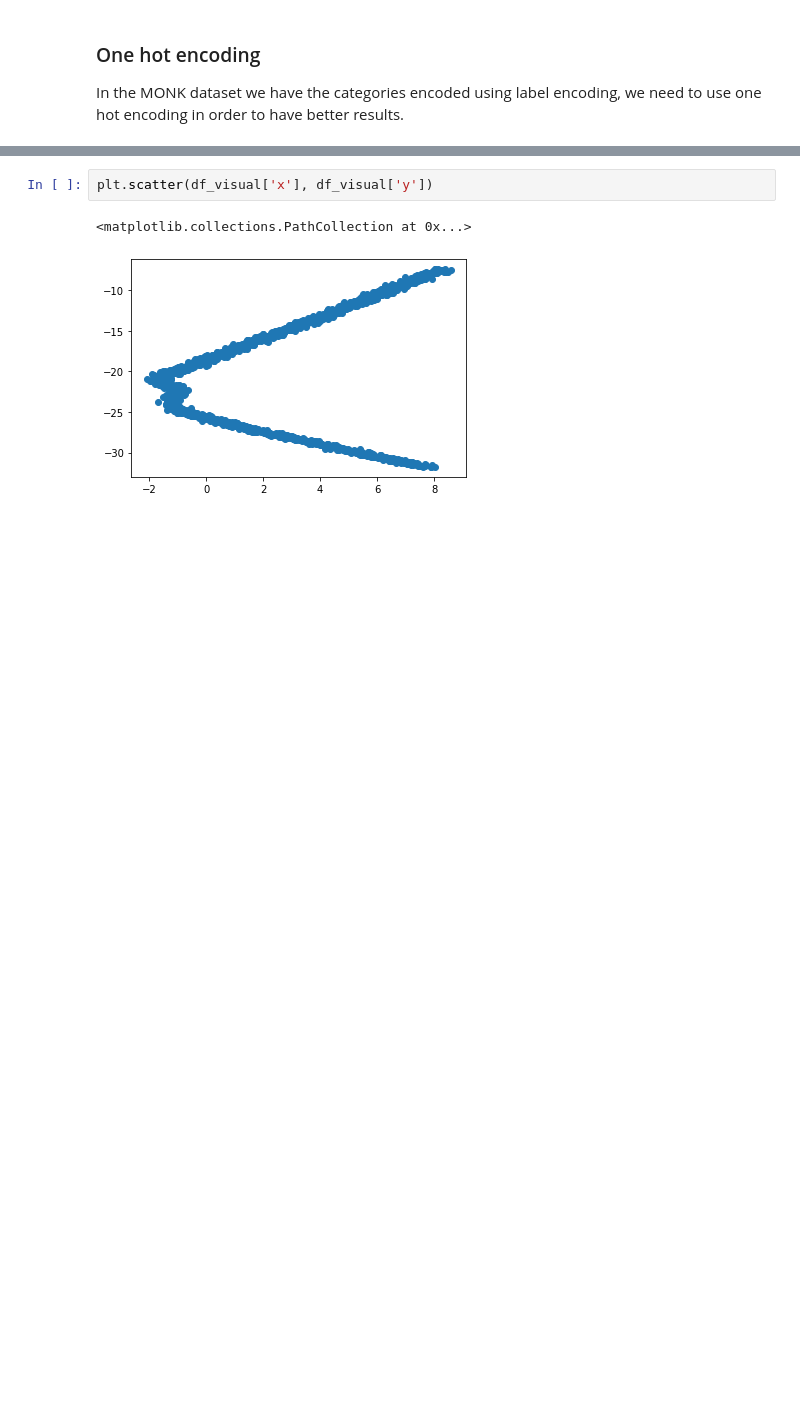
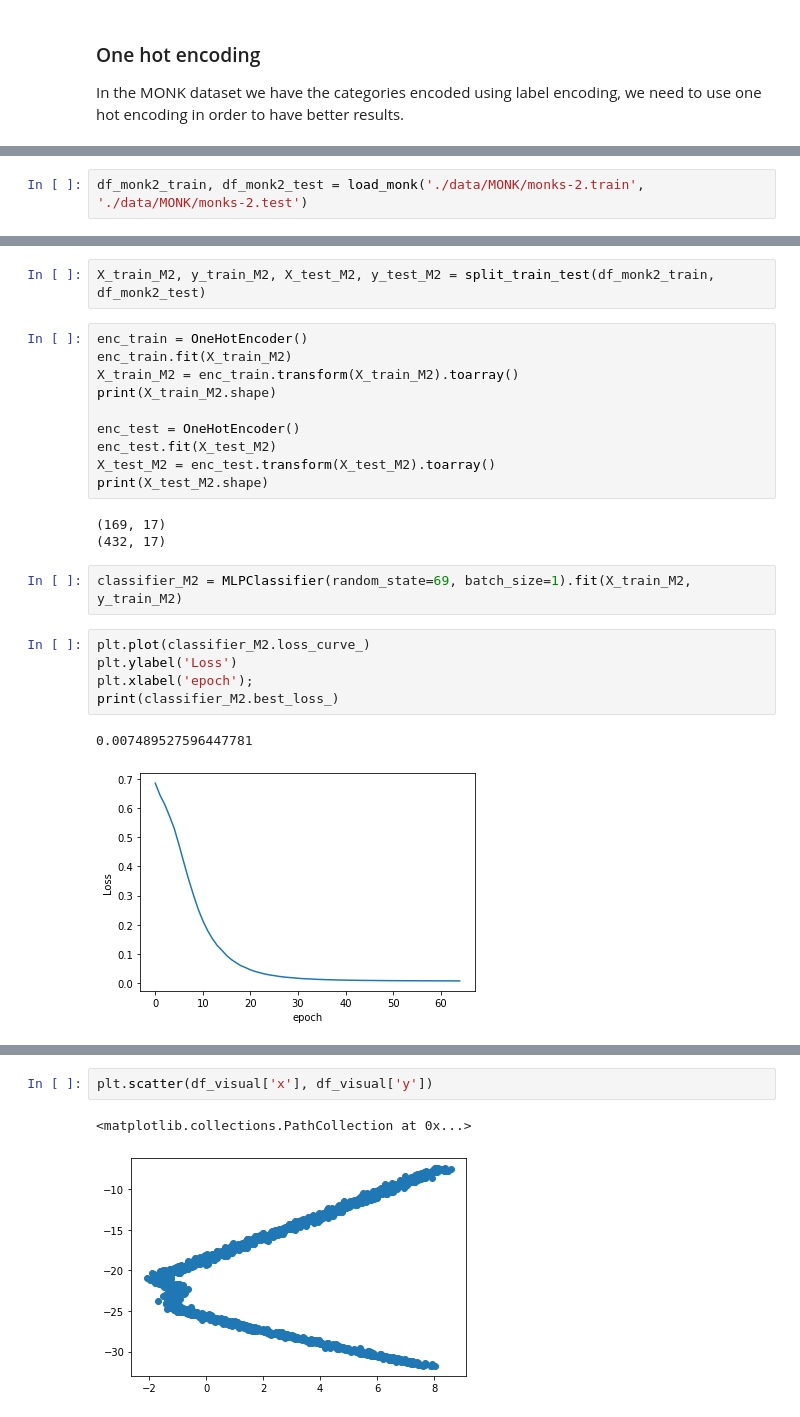
Before and after one commit to luca-santarella/ML-project, a Jupyter notebook: neural_network.ipynb, the cells around one changed output, grey strips where cells are left out. Drawn from its saved outputs; the diff is of its cells as text; blank space fills up the shorter version.

```diff
--- a/neural_network.ipynb
+++ b/neural_network.ipynb
@@ -260,0 +98,2 @@ plot_learning_curve(regressor,title, X_test, y_test)
+# %%
+df_monk2_train, df_monk2_test = load_monk('./data/MONK/monks-2.train', './data/MONK/monks-2.test')
@@ -260,0 +109,25 @@ plot_learning_curve(regressor,title, X_test, y_test)
+# %%
+X_train_M2, y_train_M2, X_test_M2, y_test_M2 = split_train_test(df_monk2_train, df_monk2_test)
+# %%
+enc_train = OneHotEncoder()
+enc_train.fit(X_train_M2)
+X_train_M2 = enc_train.transform(X_train_M2).toarray()
+print(X_train_M2.shape)
+
+enc_test = OneHotEncoder()
+enc_test.fit(X_test_M2)
+X_test_M2 = enc_test.transform(X_test_M2).toarray()
+print(X_test_M2.shape)
+# %% [output]
+(169, 17)
+(432, 17)
+# %%
+classifier_M2 = MLPClassifier(random_state=69, batch_size=1).fit(X_train_M2, y_train_M2)
+# %%
+plt.plot(classifier_M2.loss_curve_)
+plt.ylabel('Loss')
+plt.xlabel('epoch');
+print(classifier_M2.best_loss_)
+# %% [output]
+0.007489527596447781
+[figure, added]
```
Also changed, not shown: parts of 44 cells of this notebook, 24 other files.
